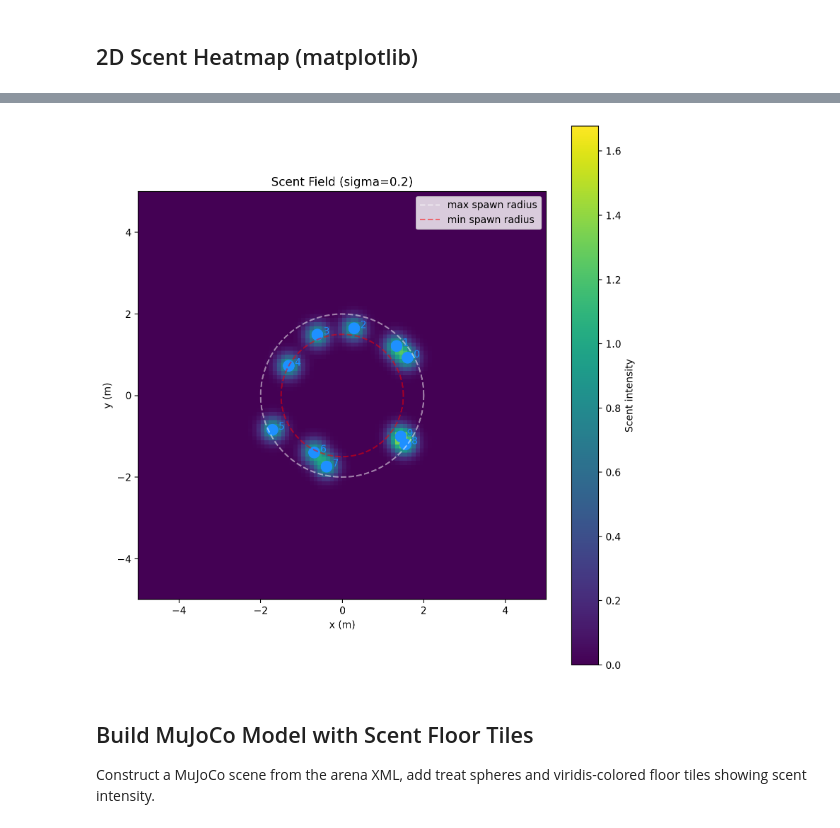
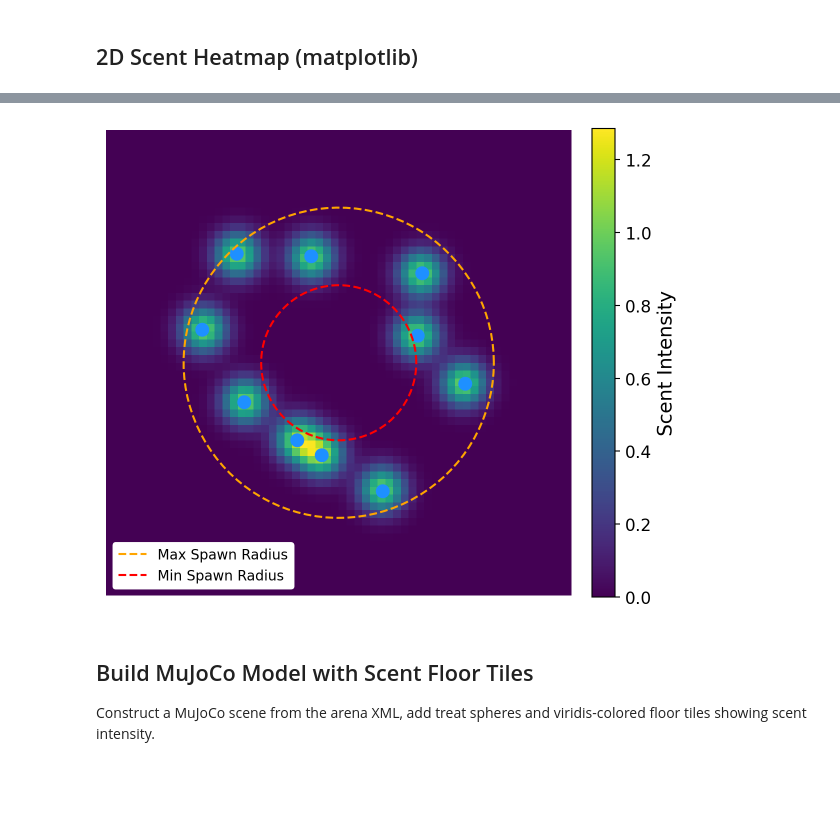
Before and after one commit to asirbu77/SCAMPER, a Jupyter notebook: notebooks/arena_forage_visualization.ipynb, the cells around one changed output, grey strips where cells are left out. Saved outputs shown, nothing was run; the diff lists cells and outputs as text; code cells hidden in the pictures; blank space fills up the shorter version.

Commit message:
Notebook updates again

```diff
--- a/notebooks/arena_forage_visualization.ipynb
+++ b/notebooks/arena_forage_visualization.ipynb
@@ -36,10 +33,10 @@ Adjust these parameters to tune treat placement, scent spread, and visualization
 NUM_TREATS = 10
 TREAT_SPHERE_RADIUS = 0.06
 TREAT_HEIGHT = 0.03
-MIN_SPAWN_RADIUS = 1.5
+MIN_SPAWN_RADIUS = 1.0
 MAX_SPAWN_RADIUS = 2.0
 SCENT_SIGMA = 0.2
-SEED = 0
+SEED = 42
 
 # Scent grid rendering
 SCENT_GRID_EXTENT = 5.0  # half-size of the scent tile grid (meters), matches arena
@@ -136,23 +133,25 @@ Tiles above threshold: 10000 / 10000
 # %% [markdown]
 ## 2D Scent Heatmap (matplotlib)
 # %%
-fig, ax = plt.subplots(1, 1, figsize=(8, 8))
+from pathlib import Path
+
+extent = MAX_SPAWN_RADIUS * 1.5
+vmax = max(float(scent_grid.max()), 1.0)
+
+fig, ax = plt.subplots(figsize=(6, 6))
+
+# Scent heatmap
 im = ax.imshow(
     scent_grid,
-    extent=[
-        -SCENT_GRID_EXTENT,
-        SCENT_GRID_EXTENT,
-        -SCENT_GRID_EXTENT,
-        SCENT_GRID_EXTENT,
-    ],
+    extent=[-SCENT_GRID_EXTENT, SCENT_GRID_EXTENT, -SCENT_GRID_EXTENT, SCENT_GRID_EXTENT],
     origin="lower",
     cmap="viridis",
     vmin=0,
-    vmax=max(scent_grid.max(), 1.0),
+    vmax=vmax,
+    aspect="equal",
 )
-plt.colorbar(im, ax=ax, label="Scent intensity")
 
-# Plot treat positions
+# Treat positions
 for i in range(NUM_TREATS):
     color = "gray" if collected[i] else "dodgerblue"
     marker = "x" if collected[i] else "o"
@@ -161,32 +160,60 @@ for i in range(NUM_TREATS):
         treat_positions[i, 1],
         marker=marker,
         color=color,
-        markersize=10,
+        markersize=8,
         markeredgewidth=2,
+        linestyle="None",
     )
-    ax.annotate(f"  {i}", (treat_positions[i, 0], treat_positions[i, 1]), color=color)
 
 # Spawn radius circles
 theta = np.linspace(0, 2 * np.pi, 100)
 ax.plot(
     MAX_SPAWN_RADIUS * np.cos(theta),
     MAX_SPAWN_RADIUS * np.sin(theta),
-    "w--",
-    alpha=0.5,
-    label="max spawn radius",
+    color="orange",
+    linestyle="--",
+    alpha=1.0,
+    linewidth=1.5,
+    label="Max Spawn Radius",
 )
 ax.plot(
     MIN_SPAWN_RADIUS * np.cos(theta),
     MIN_SPAWN_RADIUS * np.sin(theta),
     "r--",
-    alpha=0.5,
-    label="min spawn radius",
+    alpha=1.0,
+    linewidth=1.5,
+    label="Min Spawn Radius",
 )
-ax.set_xlabel("x (m)")
-ax.set_ylabel("y (m)")
-ax.set_title(f"Scent Field (sigma={SCENT_SIGMA})")
-ax.legend(loc="upper right")
-ax.set_aspect("equal")
+
+ax.set_xlim(-extent, extent)
+ax.set_ylim(-extent, extent)
+ax.axis("off")
+
+# Legend for spawn radii
+ax.legend(
+    fontsize=10,
+    loc="lower left",
+    frameon=True,
+    facecolor="white",
+    edgecolor="white",
+    framealpha=1.0,
+)
+
+# Colorbar for scent field
+cbar = fig.colorbar(im, ax=ax, fraction=0.046, pad=0.04)
+cbar.set_label("Scent Intensity", fontsize=14)
+cbar.ax.tick_params(labelsize=12)
+
 plt.tight_layout()
+
+# Save
+save_dir = Path("/home/mila/a/aidan.sirbu/SCAMPER/notebooks/plots/rl_performance")
+save_dir.mkdir(parents=True, exist_ok=True)
+save_name = "arena_forage_scent_field"
+fig.savefig(save_dir / f"{save_name}.pdf", bbox_inches="tight")
+fig.savefig(save_dir / f"{save_name}.svg", bbox_inches="tight")
+fig.savefig(save_dir / f"{save_name}.png", bbox_inches="tight")
+print(f"Saved to {save_dir / save_name}.[pdf|svg|png]")
+
 plt.show()
 # %% [output]
@@ -193,4 +221,4 @@ plt.show()
-[figure, old version]
+[figure, new version]
 # %% [markdown]
 ## Build MuJoCo Model with Scent Floor Tiles
 
```
Also changed, not shown: parts of 4 cells of this notebook, 1 other file.
